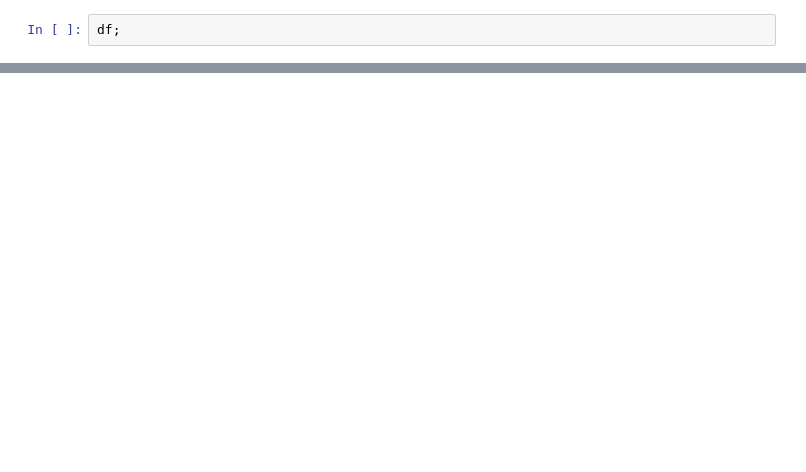
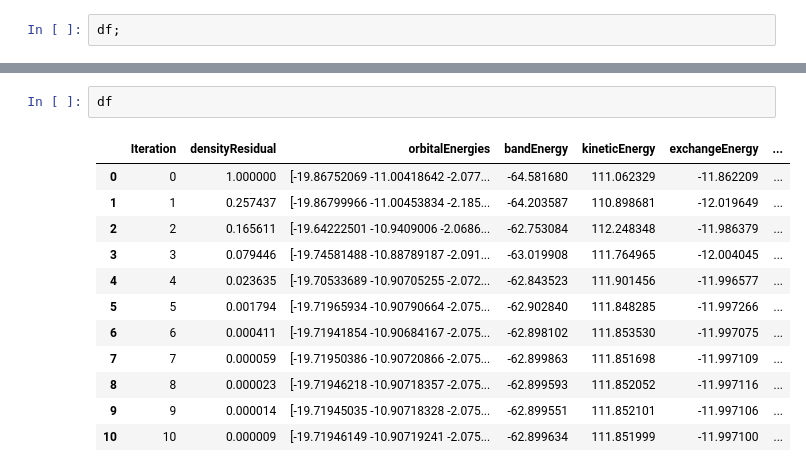
Before and after one commit to njvaughn/Treecode-Accelerated-Green-Iteration, a Jupyter notebook: 3D-GreenIterations/adaptiveMesh/results/plotSCFIteration.ipynb, the cells around one changed output, grey strips where cells are left out. Saved outputs shown, nothing was run; the diff lists cells and outputs as text; blank space fills up the shorter version.

```diff
--- a/3D-GreenIterations/adaptiveMesh/results/plotSCFIteration.ipynb
+++ b/3D-GreenIterations/adaptiveMesh/results/plotSCFIteration.ipynb
@@ -170,4 +183,19 @@ def plotSCFconvergence(df, system = 'H2'):
 #     for i in range(1,10):
 #         plt.plot(abs( df['totalEnergy'][i]-df['totalEnergy'][i-1] ) )
     plt.show()
+# %%
+df
+# %% [output]
+|  | Iteration | densityResidual | orbitalEnergies | bandEnergy | kineticEnergy | exchangeEnergy | ... |
+| 0 | 0 | 1.000000 | [-19.86752069 -11.00418642 -2.077... | -64.581680 | 111.062329 | -11.862209 | ... |
+| 1 | 1 | 0.257437 | [-19.86799966 -11.00453834 -2.185... | -64.203587 | 110.898681 | -12.019649 | ... |
+| 2 | 2 | 0.165611 | [-19.64222501 -10.9409006 -2.0686... | -62.753084 | 112.248348 | -11.986379 | ... |
+| 3 | 3 | 0.079446 | [-19.74581488 -10.88789187 -2.091... | -63.019908 | 111.764965 | -12.004045 | ... |
+| 4 | 4 | 0.023635 | [-19.70533689 -10.90705255 -2.072... | -62.843523 | 111.901456 | -11.996577 | ... |
+| 5 | 5 | 0.001794 | [-19.71965934 -10.90790664 -2.075... | -62.902840 | 111.848285 | -11.997266 | ... |
+| 6 | 6 | 0.000411 | [-19.71941854 -10.90684167 -2.075... | -62.898102 | 111.853530 | -11.997075 | ... |
+| 7 | 7 | 0.000059 | [-19.71950386 -10.90720866 -2.075... | -62.899863 | 111.851698 | -11.997109 | ... |
+| 8 | 8 | 0.000023 | [-19.71946218 -10.90718357 -2.075... | -62.899593 | 111.852052 | -11.997116 | ... |
+| 9 | 9 | 0.000014 | [-19.71945035 -10.90718328 -2.075... | -62.899551 | 111.852101 | -11.997106 | ... |
+| 10 | 10 | 0.000009 | [-19.71946149 -10.90719241 -2.075... | -62.899634 | 111.851999 | -11.997100 | ... |
 # %%
```
Also changed, not shown: parts of 5 cells of this notebook, 7 other files.
